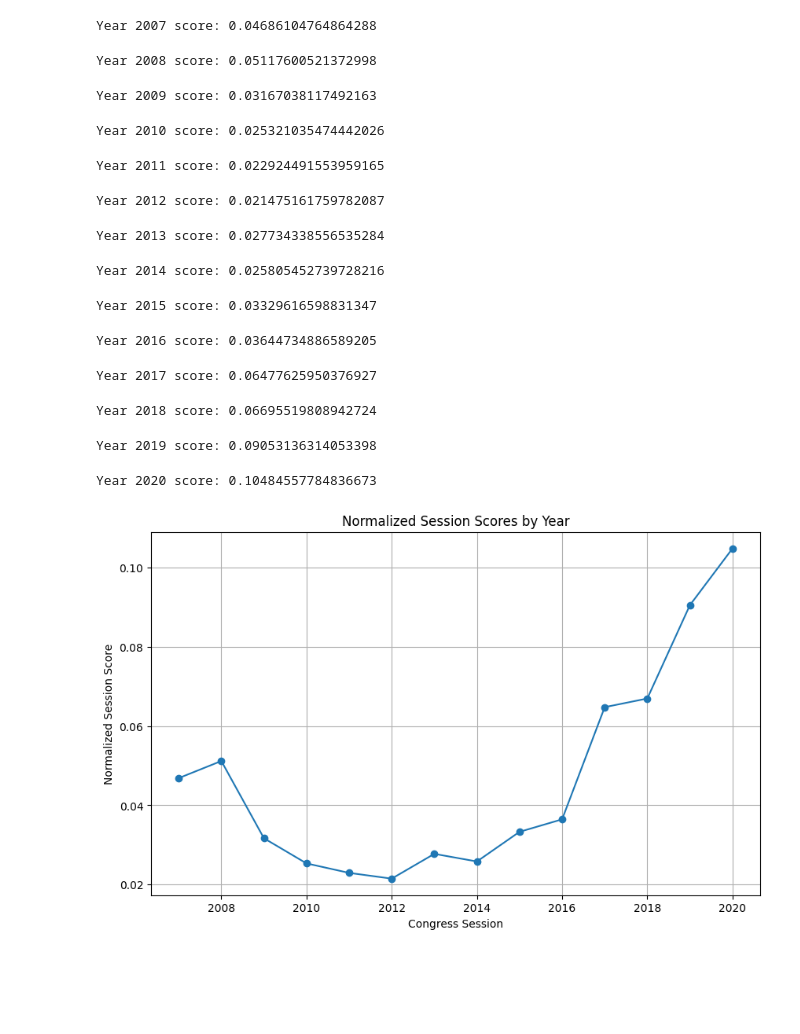
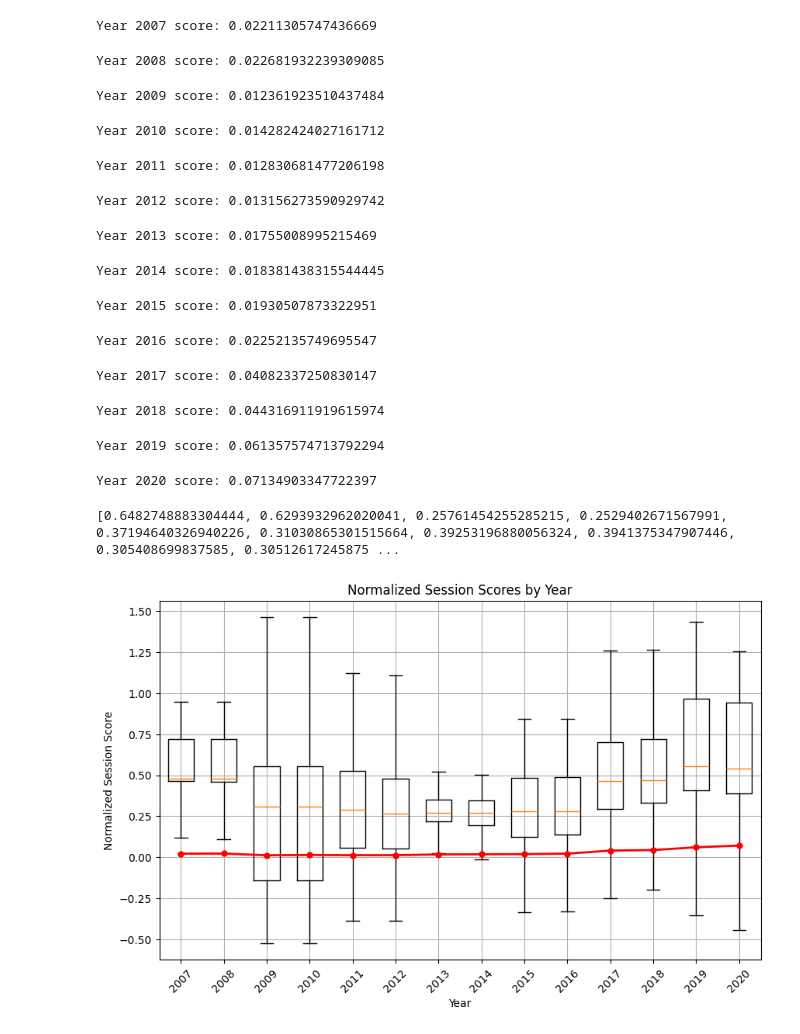
Before and after one commit to vdaita/buy-american-polarization, a Jupyter notebook: Process.ipynb, the cells around one changed output. Saved outputs shown, nothing was run; the diff lists cells and outputs as text; code cells hidden in the pictures; blank space fills up the shorter version.

```diff
--- a/Process.ipynb
+++ b/Process.ipynb
@@ -37,7 +52,8 @@ website_df = propagate_str_value_forward(website_df)
 import re
 
 session_year_map = {2007: 110, 2008: 110, 2009: 111, 2010: 111, 2011: 112, 2012: 112, 2013: 113, 2014: 113, 2015: 114, 2016: 114, 2017: 115, 2018: 115, 2019: 116, 2020: 116}
-normalized_session_scores = []
+all_website_scores = []
+normalized_year_scores = []
 
 for year in session_year_map:
     session = session_year_map[year]
@@ -62,6 +78,8 @@ for year in session_year_map:
 
     y_n_denominator = sum(beta * beta for beta in keywords_df["beta"])
 
+    website_scores = []
+
     for website in tqdm(phrase_count.index):
         website_stats = phrase_count.loc[website]
         phrase_count_sum = website_stats.sum()
@@ -71,34 +89,46 @@ for year in session_year_map:
         for phrase, beta, alpha in zip(keywords_df["phrase_clean"], keywords_df["beta"], keywords_df["alpha"]):
             y_n_numerator += beta * (website_stats[phrase] / phrase_count_sum - alpha)
         year_score += y_n_numerator / y_n_denominator
+        website_scores.append(y_n_numerator / y_n_denominator)
 
-    normalized_session_scores.append(year_score / websites_count)
+    all_website_scores.append(website_scores)
+    normalized_year_scores.append(year_score / websites_count)
     print(f"Year {year} score: {year_score / websites_count}")
 # %% [output]
-Year 2007 score: 0.04686104764864288
+Year 2007 score: 0.02211305747436669
-Year 2008 score: 0.05117600521372998
+Year 2008 score: 0.022681932239309085
-Year 2009 score: 0.03167038117492163
+Year 2009 score: 0.012361923510437484
-Year 2010 score: 0.025321035474442026
+Year 2010 score: 0.014282424027161712
-Year 2011 score: 0.022924491553959165
+Year 2011 score: 0.012830681477206198
-Year 2012 score: 0.021475161759782087
+Year 2012 score: 0.013156273590929742
-Year 2013 score: 0.027734338556535284
+Year 2013 score: 0.01755008995215469
-Year 2014 score: 0.025805452739728216
+Year 2014 score: 0.018381438315544445
-Year 2015 score: 0.03329616598831347
+Year 2015 score: 0.01930507873322951
-Year 2016 score: 0.03644734886589205
+Year 2016 score: 0.02252135749695547
-Year 2017 score: 0.06477625950376927
+Year 2017 score: 0.04082337250830147
-Year 2018 score: 0.06695519808942724
+Year 2018 score: 0.044316911919615974
-Year 2019 score: 0.09053136314053398
+Year 2019 score: 0.061357574713792294
-Year 2020 score: 0.10484557784836673
+Year 2020 score: 0.07134903347722397
+# %%
+import numpy as np
+print([np.mean(scores) for scores in all_website_scores])
+# %% [output]
+[0.6482748883304444, 0.6293932962020041, 0.25761454255285215, 0.2529402671567991, 0.37194640326940226, 0.31030865301515664, 0.39253196880056324, 0.3941375347907446, 0.305408699837585, 0.30512617245875 ...
 # %%
 import matplotlib.pyplot as plt
 
 # Plotting the normalized session scores
 plt.figure(figsize=(10, 6))
-plt.plot(list(session_year_map.keys()), normalized_session_scores, marker='o')
-plt.xlabel('Congress Session')
+years = list(session_year_map.keys())
+
+plt.boxplot(all_website_scores, positions=range(len(years)), widths=0.6, showfliers=False)
+plt.xticks(range(len(years)), years, rotation=45)
+plt.plot(range(len(years)), normalized_year_scores, marker='o', color='r', linestyle='-', linewidth=2, markersize=5)
+
+plt.xlabel('Year')
 plt.ylabel('Normalized Session Score')
 plt.title('Normalized Session Scores by Year')
 plt.grid(True)
 plt.show()
 # %% [output]
-[figure, old version]
+[figure, new version]
```
Also changed, not shown: parts of 6 cells of this notebook, 2 other files.
